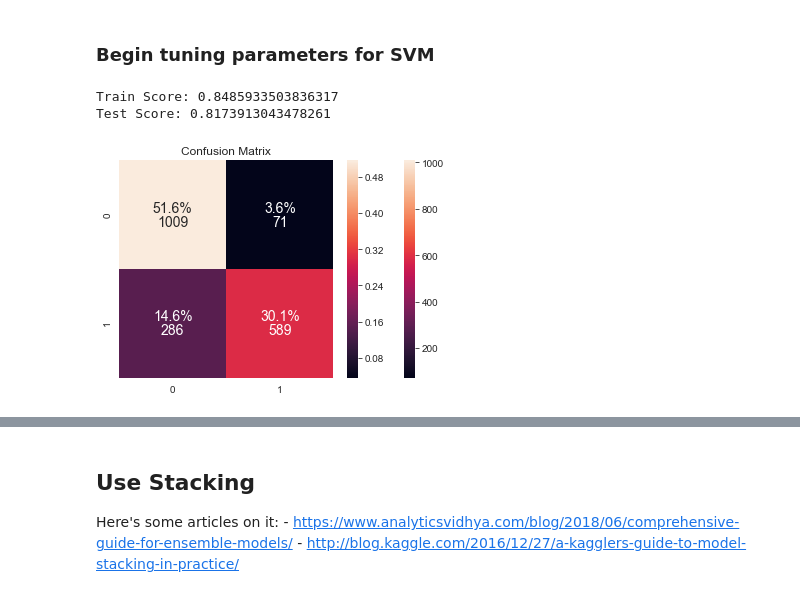
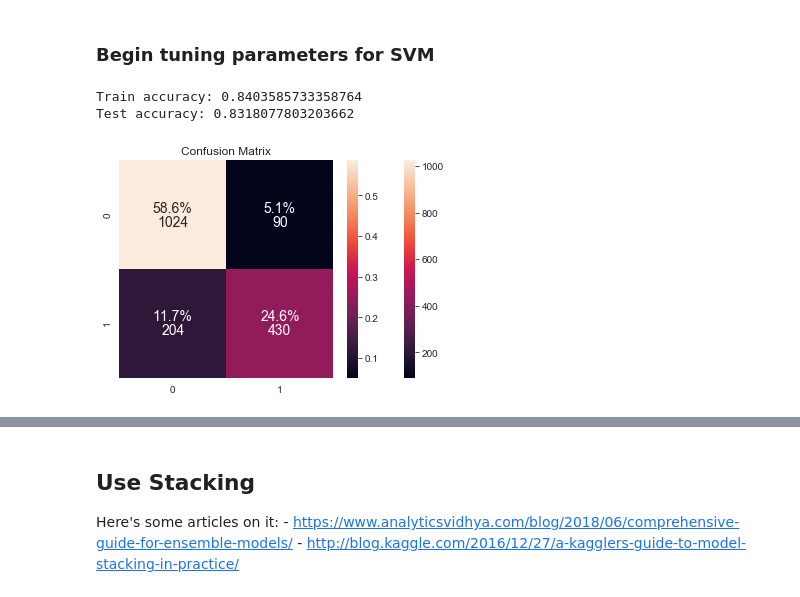
Before and after one commit to magnawhale/dsc-mod-5-project-online-ds-ft-051319, a Jupyter notebook: student.ipynb, the cells around one changed output, grey strips where cells are left out. Cells and saved outputs as stored; diff of their text form; code cells hidden in the pictures.

```diff
--- a/student.ipynb
+++ b/student.ipynb
@@ -872,17 +922,0 @@ array([0, 0, 1, ..., 0, 1, 0])
-# %%
-# Tuning max_depth, min_child_weight
-xgb = XGBClassifier(learning_rate=0.1, n_estimators=100, nthread=4,
-                    random_state=42, objective='binary:logistic')
-xgb_params = {'max_depth': range(4, 7),
-              'min_child_weight': range(2, 11),
-             }
-clf_xgb = GridSearchCV(xgb, xgb_params, cv=5, scoring='accuracy')
-clf_xgb.fit(X_train, y_train.values.flatten(), early_stopping_rounds=10,
-            eval_metric='auc', eval_set=[(X_test, y_test.values.flatten())],
-            verbose=False)
-print('Train Score:', clf_xgb.score(X_train,y_train.values.flatten()))
-print('Test Score:', clf_xgb.score(X_test,y_test.values.flatten()))
-print('\nBest max_depth:', clf_xgb.best_estimator_.get_params()['max_depth'])
-print('Best min_child_weight:', clf_xgb.best_estimator_.get_params()['min_child_weight'])
-
-confu_matrix(clf_xgb.predict(X_test), X_test, y_test.values.flatten())
@@ -960,14 +922,0 @@ Best reg_lambda: 1
-# %%
-# instantiating classifier with best parameters
-xgb = XGBClassifier(learning_rate=0.1, n_estimators=100, nthread=4, subsample=.8,
-                    colsample_bytree=.75, random_state=42, objective='binary:logistic',
-                    max_depth=6, min_child_weight=9, gamma=0.2, reg_alpha=0, reg_lambda=1)
-xgb_params = {}
-clf_xgb = GridSearchCV(xgb, xgb_params, cv=5, scoring='accuracy')
-clf_xgb.fit(X_train, y_train.values.flatten(), early_stopping_rounds=10,
-            eval_metric='auc', eval_set=[(X_test, y_test.values.flatten())],
-            verbose=False)
-print('Train Score:', clf_xgb.score(X_train,y_train.values.flatten()))
-print('Test Score:', clf_xgb.score(X_test,y_test.values.flatten()))
-
-confu_matrix(clf_xgb.predict(X_test), X_test, y_test.values.flatten())
@@ -994,17 +959,17 @@ So, now we know that our best XGBoost parameters are:
 # %% [markdown]
 ### Begin tuning parameters for SVM
 # %%
-# building a model with default parameters, testing two different kernels
-svc = SVC(random_state=42)
-svc_params = {'gamma':['auto']}
+# building a model with default parameters
+svc_pca = SVC(random_state=42, gamma='auto')
+svc_params = {}
 
-clf_svc = GridSearchCV(svc, svc_params, cv=5, scoring='accuracy')
+clf_svc = GridSearchCV(svc_pca, svc_params, cv=5, scoring='accuracy')
 clf_svc.fit(X_train, y_train.values.flatten())
-print('Train Score:', clf_svc.score(X_train,y_train.values.flatten()))
-print('Test Score:', clf_svc.score(X_test,y_test.values.flatten()))
+print('Train accuracy:', clf_svc.score(X_train,y_train.values.flatten()))
+print('Test accuracy:', clf_svc.score(X_test,y_test.values.flatten()))
 
 confu_matrix(clf_svc.predict(X_test), X_test, y_test.values.flatten())
 # %% [output]
-Train Score: 0.8485933503836317
-Test Score: 0.8173913043478261
+Train accuracy: 0.8403585733358764
+Test accuracy: 0.8318077803203662
-[figure, old version]
+[figure, new version]
```
Also changed, not shown: parts of 69 cells of this notebook, 4 other files.
